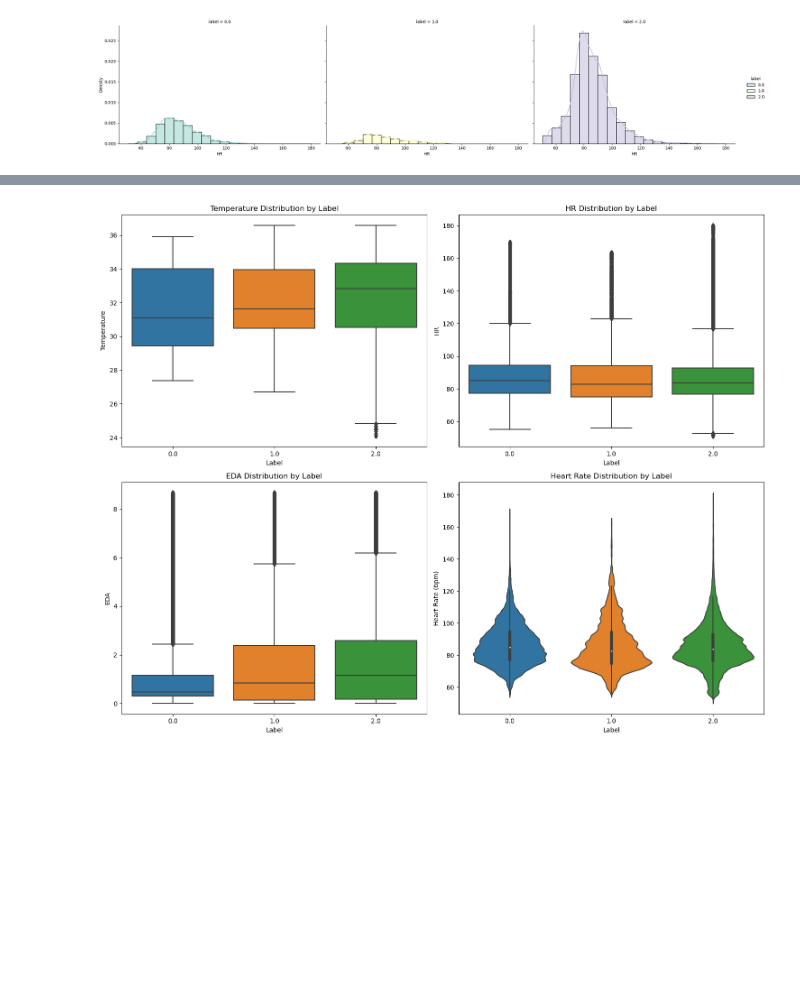
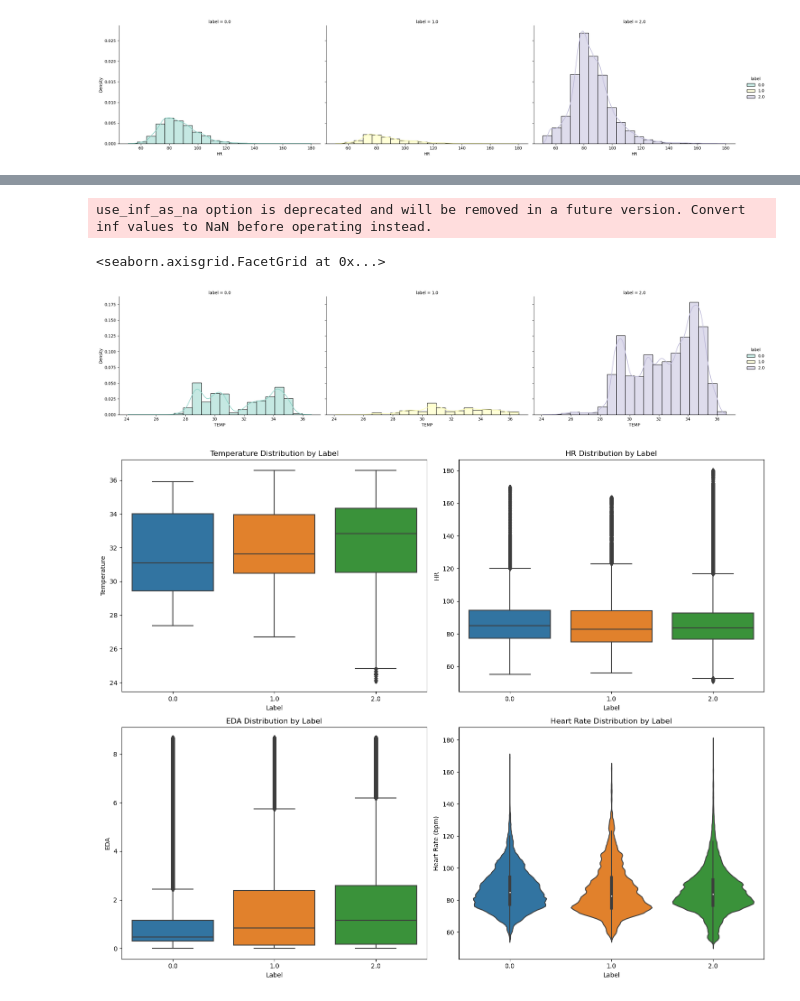
Before and after one commit to nutco21ris/nurse-stress-prediction, a Jupyter notebook: nurse-stress-sensor.ipynb, the cells around one changed output, grey strips where cells are left out. Drawn from its saved outputs; the diff is of its cells as text; code cells hidden in the pictures; blank space fills up the shorter version.

```diff
--- a/nurse-stress-sensor.ipynb
+++ b/nurse-stress-sensor.ipynb
@@ -228,3 +235,10 @@ sns.displot(data = data, x = "HR", hue = "label", bins = 20, palette = "Set3", c
+# %%
+sns.displot(data = data, x = "TEMP", hue = "label", bins = 20, palette = "Set3", col = "label",
+            kde_kws = {"bw_adjust": 2.5}, stat = "density", kde = True, aspect = 1.5)
+# %% [output]
+use_inf_as_na option is deprecated and will be removed in a future version. Convert inf values to NaN before operating instead.
+<seaborn.axisgrid.FacetGrid at 0x...>
+[figure, added]
 # %%
 class FeatureVisualizer:
     def __init__(self, data):
```
Also changed, not shown: parts of 25 cells of this notebook.
